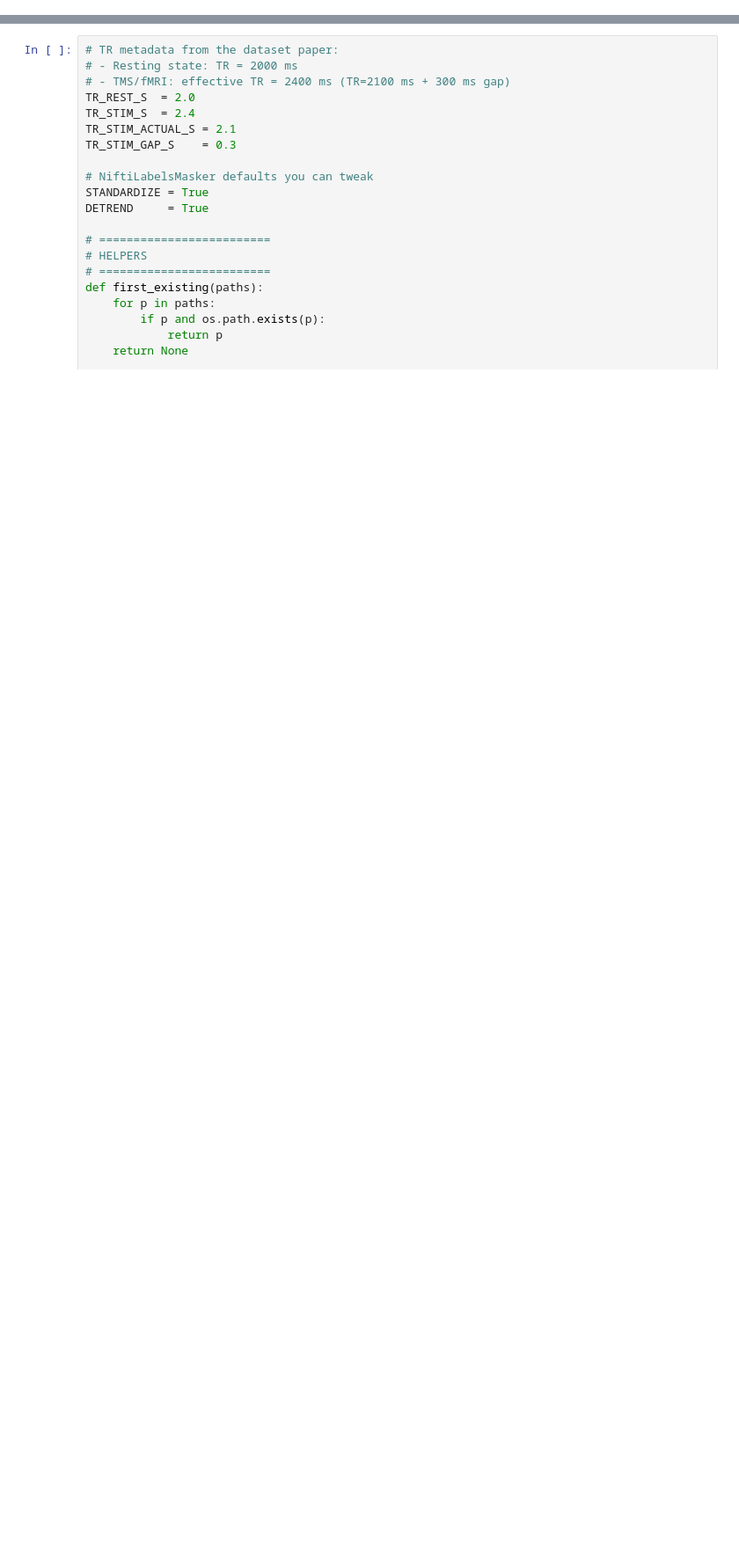
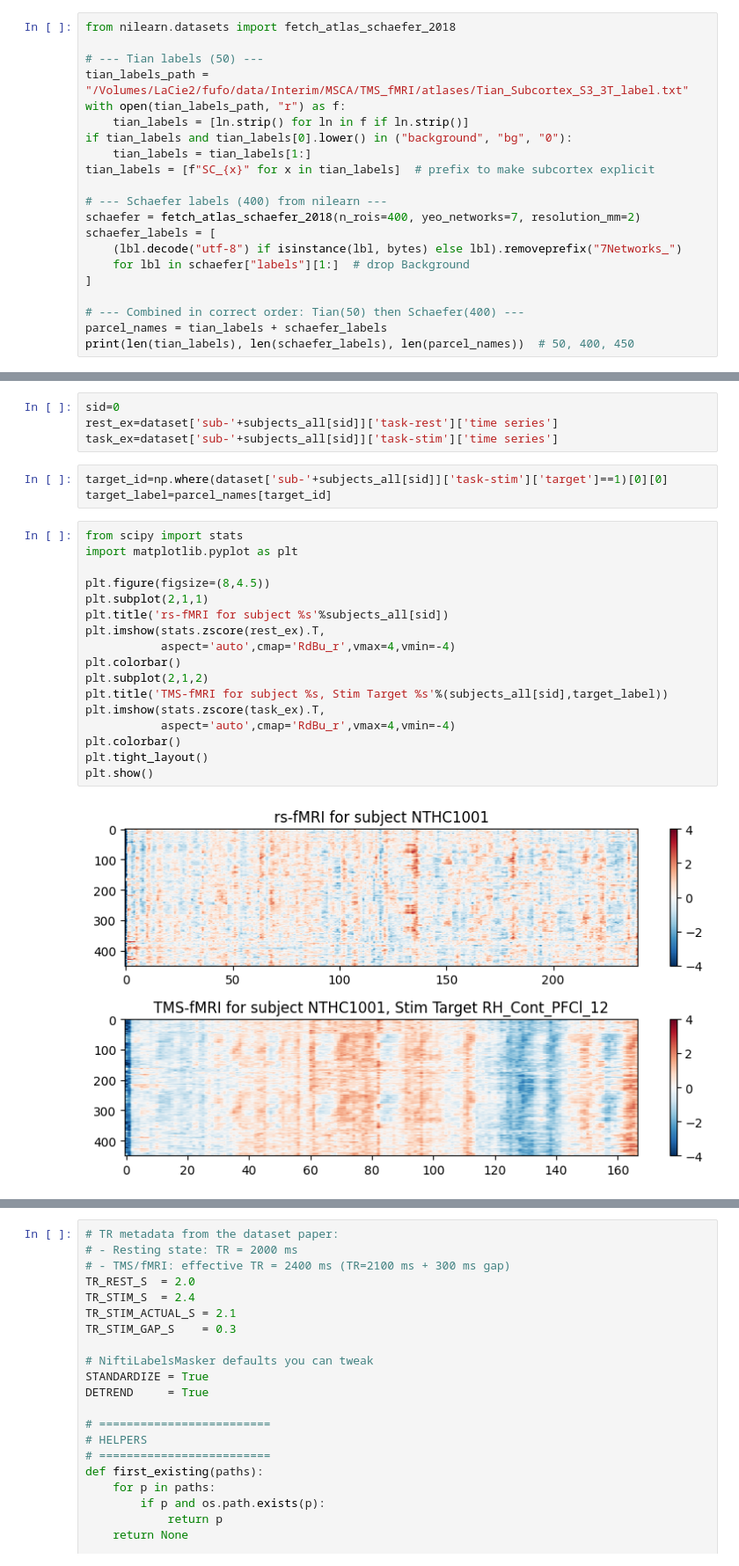
Before and after one commit to grabuffo/BrainStim_ANN_fMRI_HCP, a Jupyter notebook: notebooks/Process_TMS_fMRI_data.ipynb, the cells around one changed output, grey strips where cells are left out. Shown at 88% size. Cells and saved outputs as stored; diff of their text form; blank space fills up the shorter version.

```diff
--- a/notebooks/Process_TMS_fMRI_data.ipynb
+++ b/notebooks/Process_TMS_fMRI_data.ipynb
@@ -2,0 +312,21 @@
+# %%
+from nilearn.datasets import fetch_atlas_schaefer_2018
+
+# --- Tian labels (50) ---
+tian_labels_path = "/Volumes/LaCie2/fufo/data/Interim/MSCA/TMS_fMRI/atlases/Tian_Subcortex_S3_3T_label.txt"
+with open(tian_labels_path, "r") as f:
+    tian_labels = [ln.strip() for ln in f if ln.strip()]
+if tian_labels and tian_labels[0].lower() in ("background", "bg", "0"):
+    tian_labels = tian_labels[1:]
+tian_labels = [f"SC_{x}" for x in tian_labels]  # prefix to make subcortex explicit
+
+# --- Schaefer labels (400) from nilearn ---
+schaefer = fetch_atlas_schaefer_2018(n_rois=400, yeo_networks=7, resolution_mm=2)
+schaefer_labels = [
+    (lbl.decode("utf-8") if isinstance(lbl, bytes) else lbl).removeprefix("7Networks_")
+    for lbl in schaefer["labels"][1:]  # drop Background
+]
+
+# --- Combined in correct order: Tian(50) then Schaefer(400) ---
+parcel_names = tian_labels + schaefer_labels
+print(len(tian_labels), len(schaefer_labels), len(parcel_names))  # 50, 400, 450
@@ -2,0 +336,26 @@
+# %%
+sid=0
+rest_ex=dataset['sub-'+subjects_all[sid]]['task-rest']['time series']
+task_ex=dataset['sub-'+subjects_all[sid]]['task-stim']['time series']
+# %%
+target_id=np.where(dataset['sub-'+subjects_all[sid]]['task-stim']['target']==1)[0][0]
+target_label=parcel_names[target_id]
+# %%
+from scipy import stats
+import matplotlib.pyplot as plt
+
+plt.figure(figsize=(8,4.5))
+plt.subplot(2,1,1)
+plt.title('rs-fMRI for subject %s'%subjects_all[sid])
+plt.imshow(stats.zscore(rest_ex).T,
+           aspect='auto',cmap='RdBu_r',vmax=4,vmin=-4)
+plt.colorbar()
+plt.subplot(2,1,2)
+plt.title('TMS-fMRI for subject %s, Stim Target %s'%(subjects_all[sid],target_label))
+plt.imshow(stats.zscore(task_ex).T,
+           aspect='auto',cmap='RdBu_r',vmax=4,vmin=-4)
+plt.colorbar()
+plt.tight_layout()
+plt.show()
+# %% [output]
+[figure, added]
```
Also changed, not shown: parts of 13 cells of this notebook.
